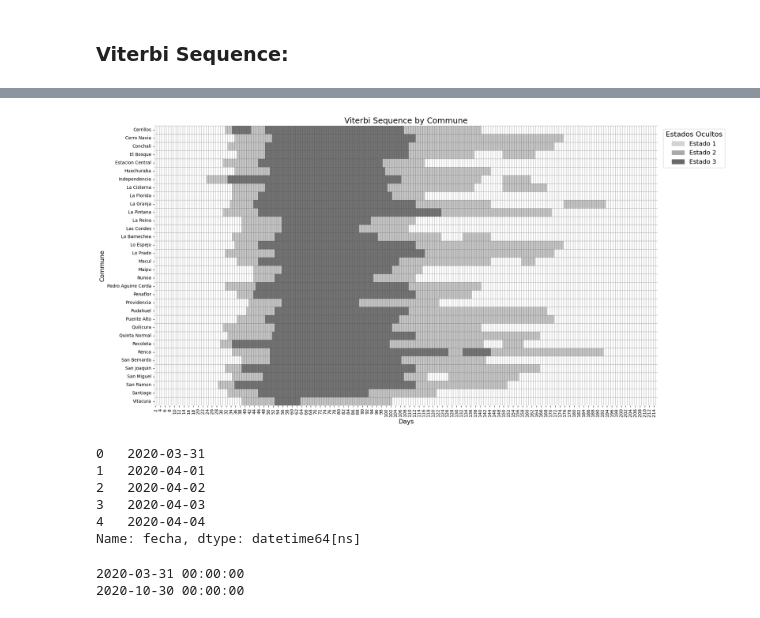
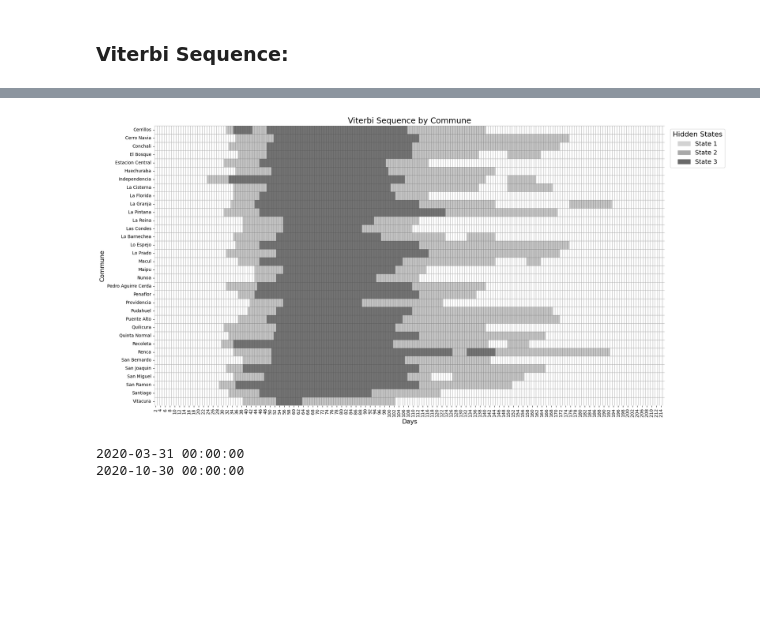
Before and after one commit to lugerlakes/covid-nhmm, a Jupyter notebook: notebooks/nHMM.ipynb, the cells around one changed output, grey strips where cells are left out. Saved outputs shown, nothing was run; the diff lists cells and outputs as text; code cells hidden in the pictures; blank space fills up the shorter version.

```diff
--- a/notebooks/nHMM.ipynb
+++ b/notebooks/nHMM.ipynb
@@ -59,6 +107,6 @@ covid_data = pd.read_excel('../data/covid_data.xlsx')
 # %%
 # Remove rows with null values in the relevant columns:
-covid_data = covid_data.dropna(subset=['Casos_Diarios_Brutos', 'Casos_Diarios_Brutos_MM7', 'fecha'])
+covid_data = covid_data.dropna(subset=['Gross_Daily_Cases', 'Gross_Daily_Cases_Mobile_Average_7_Days', 'Date'])
 # Reset index and add row_id for merge:
 covid_data = covid_data.reset_index(drop=True)
 covid_data['row_id'] = covid_data.index  # for subsequent merge
@@ -154,7 +192,7 @@ plt.show()
 Create `ntimes` from clean data
 # %%
 # Create `ntimes` from clean data
-ntimes = IntVector(covid_data.groupby("Comuna")["dias"].count().tolist())
+ntimes = IntVector(covid_data.groupby("Commune")["Days"].count().tolist())
 
 # Validate consistency:
 print(sum(ntimes))        # Total observations (must match len(covid_data))
@@ -171,10 +209,10 @@ covid_data_r = pandas2ri.py2rpy(covid_data)
 The transition probabilities between states depend on the covariates ‘IM_internal’, ‘IM_external’ and the commune
 # %%
 # Main observation:
-hmm_formula = r("as.formula")("Casos_Diarios_Brutos_MM7 ~ 1")
+hmm_formula = r("as.formula")("Gross_Daily_Cases_Mobile_Average_7_Days ~ 1")
 
 # Transition covariates:
-trans_formula = r("as.formula")("~ IM_interno + IM_externo + Comuna")
+trans_formula = r("as.formula")("~ Internal_Mobility_Index + External_Mobility_Index + Commune")
 
 # Distribution of observation:
 gaussian_family = r['gaussian']()
@@ -262,7 +300,7 @@ print(viterbi_merged.head())
 # %%
 # Rearrange the states to match the desired interpretation:
 remap_estado = {1: 2, 2: 3, 3: 1}
-viterbi_merged['estado_reordenado'] = viterbi_merged['state'].map(remap_estado)
+viterbi_merged['Reordened_state'] = viterbi_merged['state'].map(remap_estado)
 # %% [markdown]
 ## Visualizations:
 # %% [markdown]
@@ -280,6 +318,6 @@ viterbi_merged.head()
 # %%
 # Create the heatmap by pivoting the data
-viterbi_pivot = viterbi_merged.pivot(index='Comuna', columns='dias', values='estado_reordenado')
+viterbi_pivot = viterbi_merged.pivot(index='Commune', columns='Days', values='Reordened_state')
 
 # Define custom colors for each state
 # Use custom colors for the states
@@ -297,41 +335,32 @@ sns.heatmap(
     linewidths=0.5,
     linecolor='gray',
     alpha=0.55,  # Adjusting transparency
     cbar=False  # Deactivate the color bar
 )
 
 # Create a custom caption
 legend_labels = ['State 1', 'State 2','State 3']  # State labels
 legend_handles = [mpatches.Patch(color=color, label=label) for color, label in zip(custom_colors, legend_labels)]
 
 # Add the legend closer
 plt.legend(
     handles=legend_handles,
     title="Hidden States",
     bbox_to_anchor=(1.005, 1),
     loc='upper left',
     fontsize=14,
     title_fontsize=16,
 )
 
 # Titles and labels
 plt.title('Viterbi Sequence by Commune', fontsize=18)
 plt.xlabel('Days', fontsize=14)
 plt.ylabel('Commune', fontsize=14)
 
 
 plt.tight_layout()
 
 plt.show()
 # %% [output]
-[figure, old version]
+[figure, new version]
-# %%
-viterbi_merged['fecha'].head()
-# %% [output]
-0   2020-03-31
-1   2020-04-01
-2   2020-04-02
-3   2020-04-03
-4   2020-04-04
-Name: fecha, dtype: datetime64[ns]
 # %%
```
Also changed, not shown: parts of 16 cells of this notebook.
